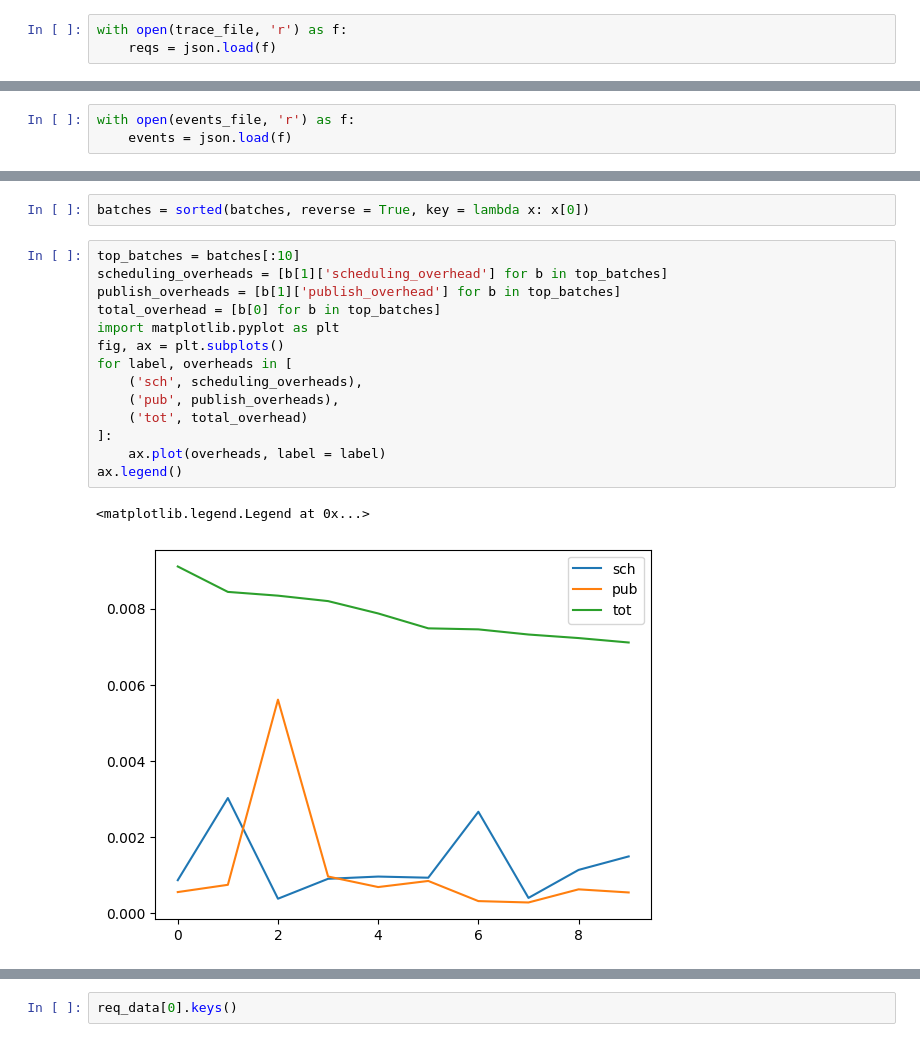
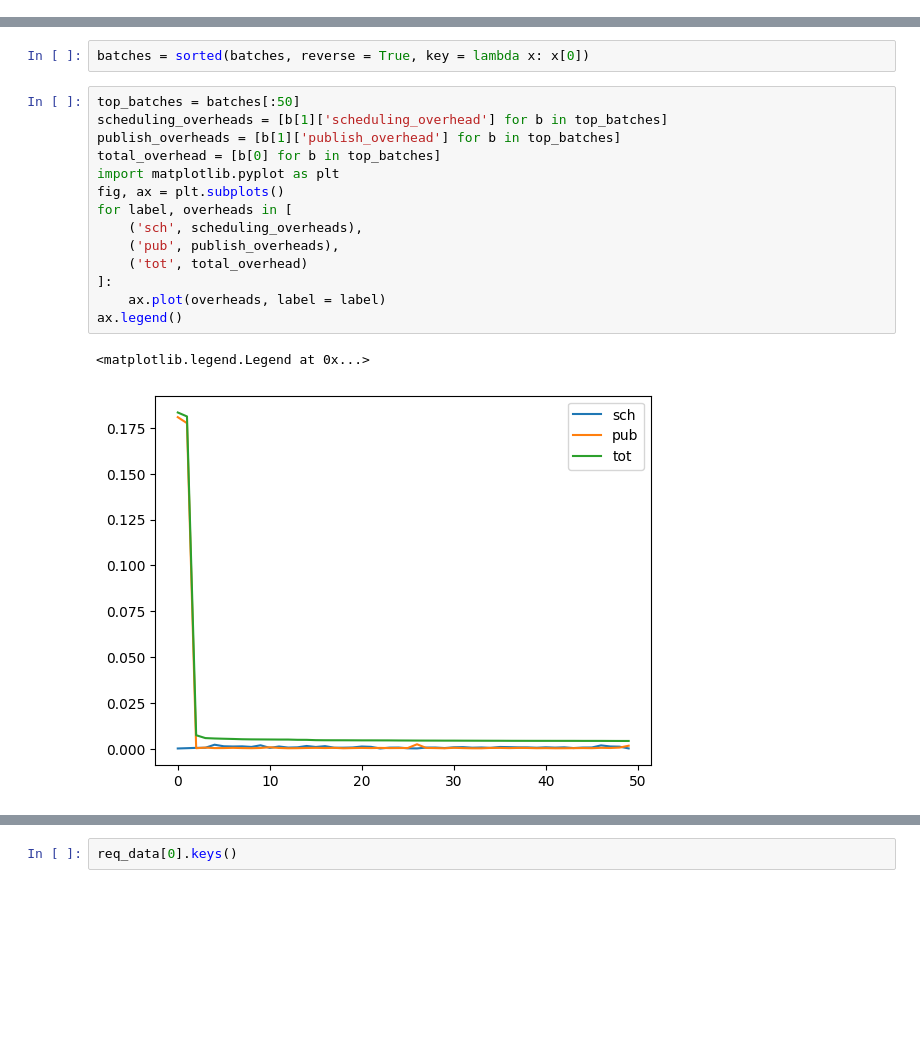
Before and after one commit to gulang2019/SLOServe, a Jupyter notebook: analysis.ipynb, the cells around one changed output, grey strips where cells are left out. Drawn from its saved outputs; the diff is of its cells as text; blank space fills up the shorter version.

```diff
--- a/analysis.ipynb
+++ b/analysis.ipynb
@@ -6,3 +0,0 @@ import json
-# %%
-with open(trace_file, 'r') as f:
-    reqs = json.load(f)
@@ -40,3 +0,0 @@ idx = next(i for i, tpot_laxity in enumerate(req['tpot_laxities']) if tpot_laxit
-# %%
-with open(events_file, 'r') as f:
-    events = json.load(f)
@@ -87,22 +233,22 @@ batches = [(b['between_batch_time'] - b['estimated_time'], b) for b in batches]
 # %%
 batches = sorted(batches, reverse = True, key = lambda x: x[0])
 # %%
-top_batches = batches[:10]
+top_batches = batches[:50]
 scheduling_overheads = [b[1]['scheduling_overhead'] for b in top_batches]
 publish_overheads = [b[1]['publish_overhead'] for b in top_batches]
 total_overhead = [b[0] for b in top_batches]
 import matplotlib.pyplot as plt
 fig, ax = plt.subplots()
 for label, overheads in [
     ('sch', scheduling_overheads),
     ('pub', publish_overheads),
     ('tot', total_overhead)
 ]:
     ax.plot(overheads, label = label)
 ax.legend()
 # %% [output]
 <matplotlib.legend.Legend at 0x...>
-[figure, old version]
+[figure, new version]
 # %%
 [x['event_type'] for x in req_data[0]['events']], req_data[0]['events'], req_data[0]['slo_violation']
 # %% [output]
```
Also changed, not shown: parts of 58 cells of this notebook.
